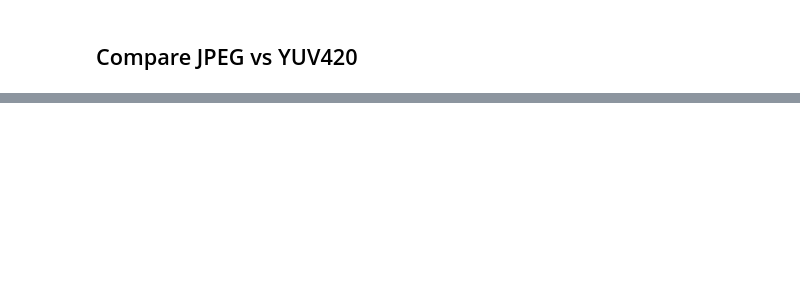
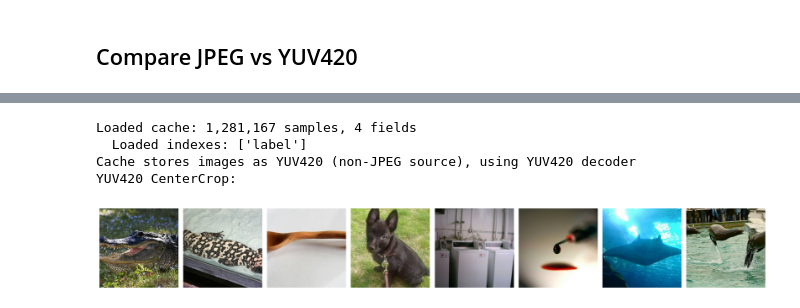
Before and after one commit to harvard-visionlab/slipstream, a Jupyter notebook: dataprep/notebooks/02_imagenet_visualize.ipynb, the cells around one changed output, grey strips where cells are left out. Cells and saved outputs as stored; diff of their text form; code cells hidden in the pictures; blank space fills up the shorter version.

```diff
--- a/dataprep/notebooks/02_imagenet_visualize.ipynb
+++ b/dataprep/notebooks/02_imagenet_visualize.ipynb
@@ -94,0 +130,24 @@ else:
+# %%
+if (YUV_VAL / "manifest.json").exists():
+    yuv_dataset = SlipstreamDataset(local_dir=str(YUV_TRAIN))
+
+    yuv_loader = SlipstreamLoader(
+        yuv_dataset,
+        batch_size=16,
+        pipelines={"image": [DecodeCenterCrop(224), ToTorchImage('cpu')]},
+        exclude_fields=["path"],
+        seed=42,
+    )
+
+    batch_yuv = next(iter(yuv_loader))
+    print("YUV420 CenterCrop:")
+    show_batch(batch_yuv['image'], batch_yuv['label'], n_cols=8)
+    yuv_loader.shutdown()
+else:
+    print("YUV420 val cache not found — skip")
+# %% [output]
+Loaded cache: 1,281,167 samples, 4 fields
+  Loaded indexes: ['label']
+Cache stores images as YUV420 (non-JPEG source), using YUV420 decoder
+YUV420 CenterCrop:
+[figure, added]
```
Also changed, not shown: parts of 6 cells of this notebook, 2 other files.
